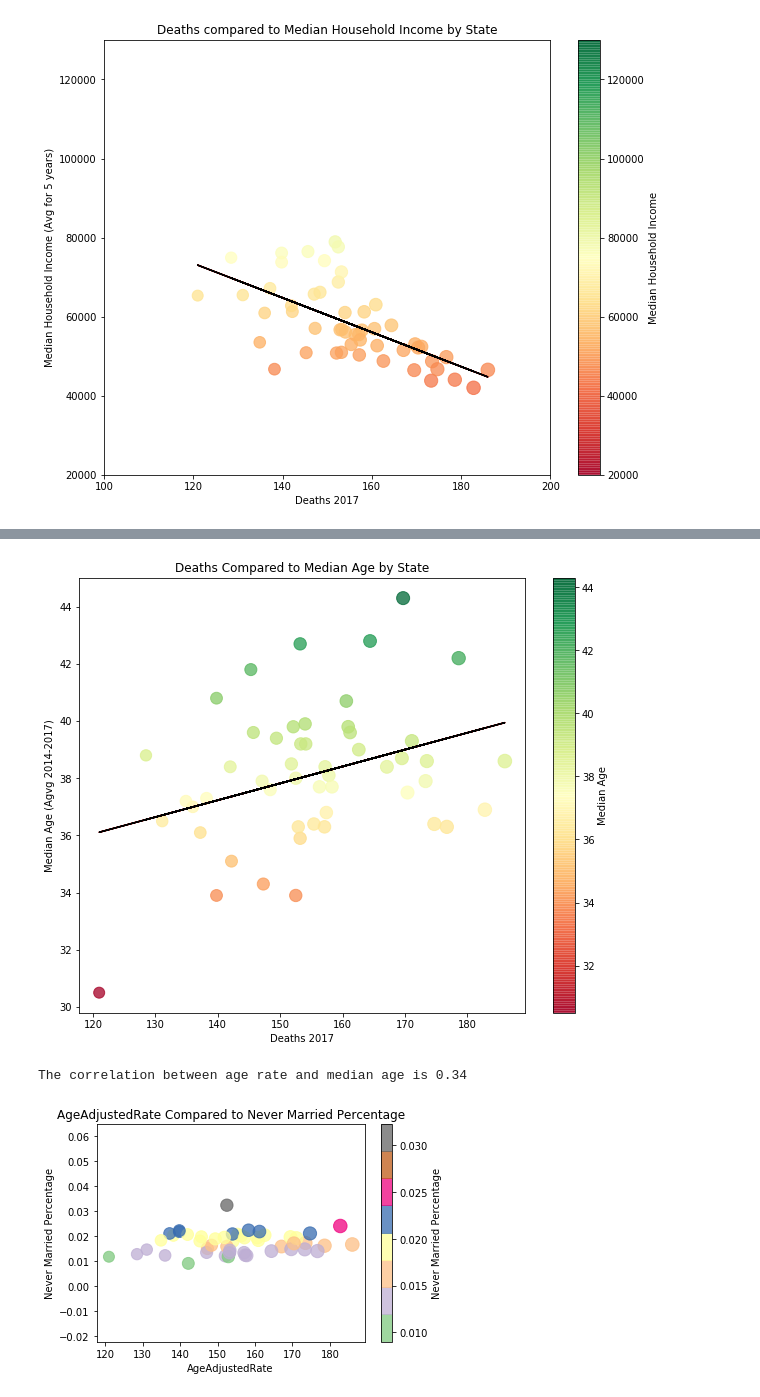
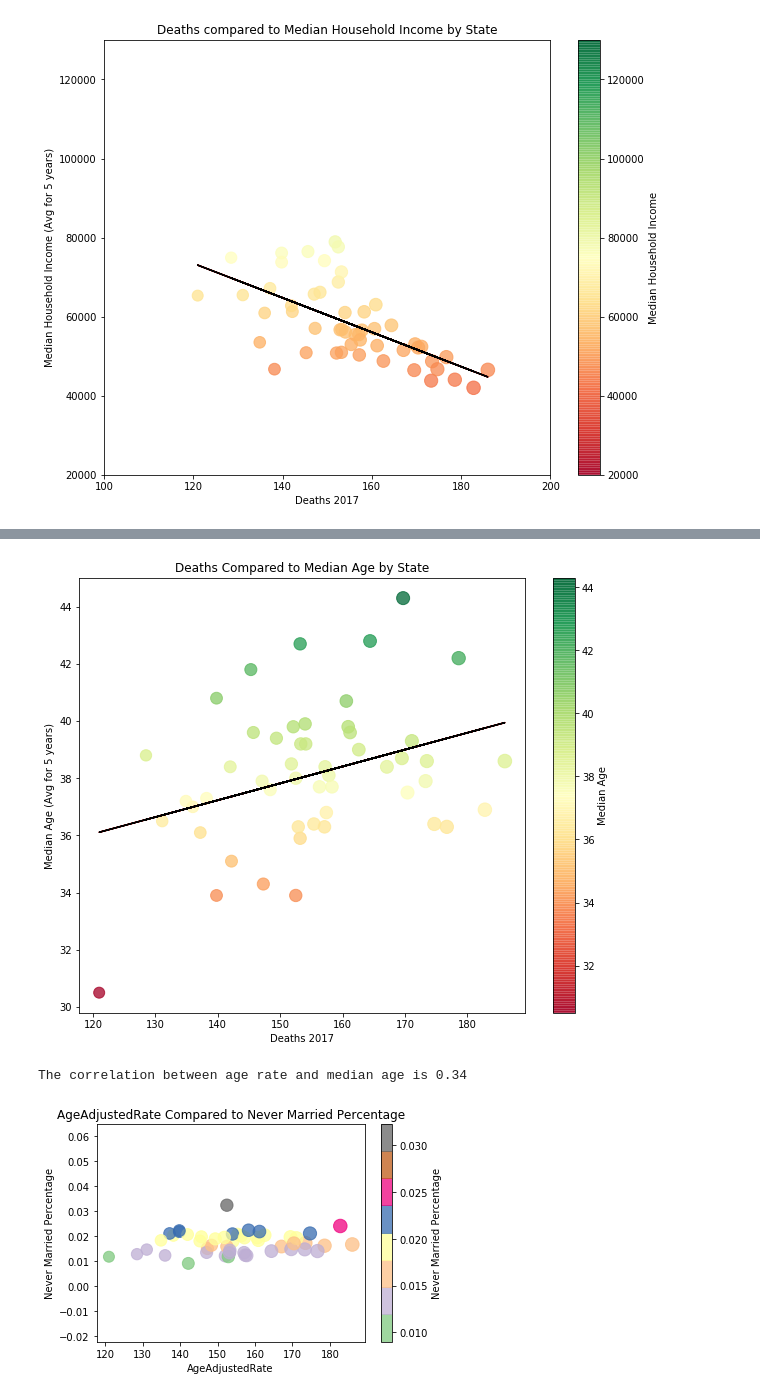
Before and after one commit to Phantogram/Project-BTTV, a Jupyter notebook: TawnyFiles/Step 2 Census/Census by State.ipynb, the cells around one changed output, grey strips where cells are left out. Cells and saved outputs as stored; diff of their text form; code cells hidden in the pictures.

```diff
--- a/TawnyFiles/Step 2 Census/Census by State.ipynb
+++ b/TawnyFiles/Step 2 Census/Census by State.ipynb
@@ -105,35 +142,35 @@ y_axis = deathrates_census.loc[:,'median age']
 
 # Perform a linear regression on temperature vs. latitude
 (slope, intercept, rvalue, pvalue, stderr) = stats.linregress(x_axis, y_axis)
 
 # Get regression values
 regress_values = x_axis * slope + intercept
 
 # Create line equation string
 line_eq = "y = " + str(round(slope,2)) + "x +" + str(round(intercept,2))
 # print(line_eq)
 
 # Print Pearson's correlation coefficient (rvalue)
 # print(rvalue)
 
 # Create Plot
 plt.figure(figsize=(10,8))
 plt.scatter(x_axis, y_axis, c=y_axis,
             cmap = 'RdYlGn', s=x_axis, alpha=0.75)
 plt.plot(x_axis,regress_values,"r-")
 
 plt.title('Deaths Compared to Median Age by State')
 plt.xlabel('Deaths 2017')
-plt.ylabel('Median Age (Agvg 2014-2017)')
+plt.ylabel('Median Age (Avg for 5 years)')
 plt.plot(x_axis,regress_values,"k-")
 # plt.annotate(line_eq,(20,15),fontsize=15,color="red")
 cbar = plt.colorbar()
 cbar.set_label('Median Age')
 plt.show()
 
 print(f"The correlation between age rate and median age is {round(rvalue,2)}")
 # %% [output]
-[figure, old version]
+[figure, new version]
 The correlation between age rate and median age is 0.34
 # %%
 # Compare Deaths to Never Married Percentage
```
Also changed, not shown: parts of 2 cells of this notebook, 5 other files.
